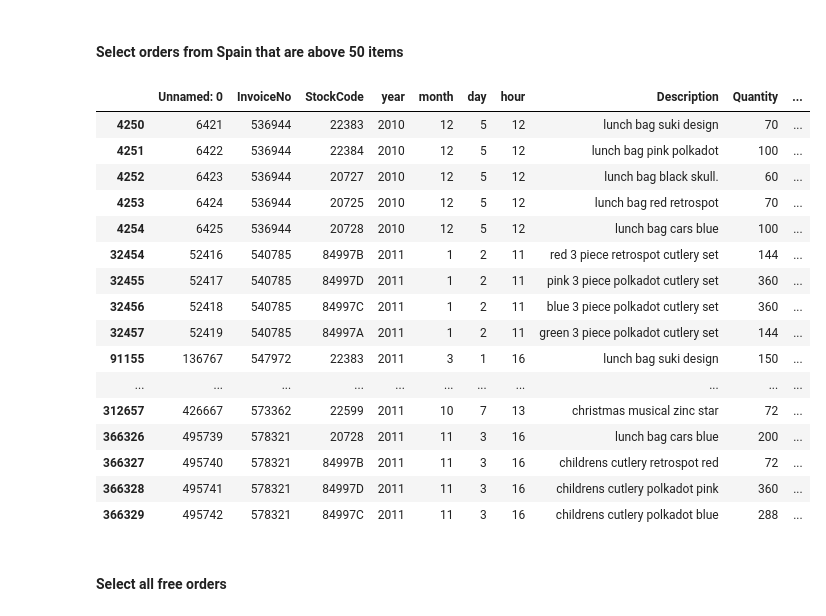
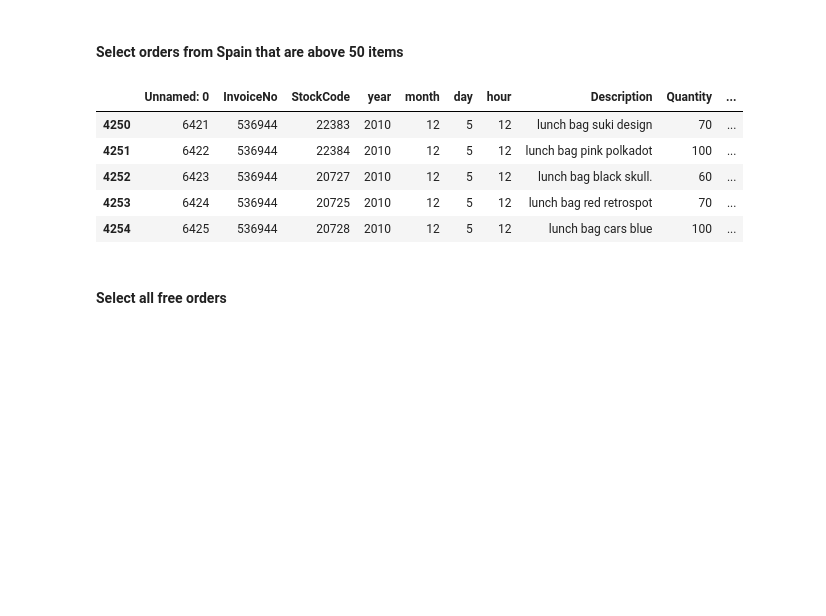
Before and after one commit to Ironhack-Data-Madrid-Enero-2022/lab-subsetting-and-descriptive-stats, a Jupyter notebook: your-code/main.ipynb, the cells around one changed output. Drawn from its saved outputs; the diff is of its cells as text; code cells hidden in the pictures; blank space fills up the shorter version.

```diff
--- a/your-code/main.ipynb
+++ b/your-code/main.ipynb
@@ -442,25 +442,14 @@ orders[orders.Quantity > 50].head(5)
 #### Select orders from Spain that are above 50 items
 # %%
 orders_spain = orders[(orders.Quantity > 50) & (orders.Country == "Spain")]
-orders_spain
+orders_spain.head()
 # %% [output]
 |  | Unnamed: 0 | InvoiceNo | StockCode | year | month | day | hour | Description | Quantity | ... |
 | 4250 | 6421 | 536944 | 22383 | 2010 | 12 | 5 | 12 | lunch bag suki design | 70 | ... |
 | 4251 | 6422 | 536944 | 22384 | 2010 | 12 | 5 | 12 | lunch bag pink polkadot | 100 | ... |
 | 4252 | 6423 | 536944 | 20727 | 2010 | 12 | 5 | 12 | lunch bag black skull. | 60 | ... |
 | 4253 | 6424 | 536944 | 20725 | 2010 | 12 | 5 | 12 | lunch bag red retrospot | 70 | ... |
 | 4254 | 6425 | 536944 | 20728 | 2010 | 12 | 5 | 12 | lunch bag cars blue | 100 | ... |
-| 32454 | 52416 | 540785 | 84997B | 2011 | 1 | 2 | 11 | red 3 piece retrospot cutlery set | 144 | ... |
-| 32455 | 52417 | 540785 | 84997D | 2011 | 1 | 2 | 11 | pink 3 piece polkadot cutlery set | 360 | ... |
-| 32456 | 52418 | 540785 | 84997C | 2011 | 1 | 2 | 11 | blue 3 piece polkadot cutlery set | 360 | ... |
-| 32457 | 52419 | 540785 | 84997A | 2011 | 1 | 2 | 11 | green 3 piece polkadot cutlery set | 144 | ... |
-| 91155 | 136767 | 547972 | 22383 | 2011 | 3 | 1 | 16 | lunch bag suki design | 150 | ... |
-| ... | ... | ... | ... | ... | ... | ... | ... | ... | ... | ... |
-| 312657 | 426667 | 573362 | 22599 | 2011 | 10 | 7 | 13 | christmas musical zinc star | 72 | ... |
-| 366326 | 495739 | 578321 | 20728 | 2011 | 11 | 3 | 16 | lunch bag cars blue | 200 | ... |
-| 366327 | 495740 | 578321 | 84997B | 2011 | 11 | 3 | 16 | childrens cutlery retrospot red | 72 | ... |
-| 366328 | 495741 | 578321 | 84997D | 2011 | 11 | 3 | 16 | childrens cutlery polkadot pink | 360 | ... |
-| 366329 | 495742 | 578321 | 84997C | 2011 | 11 | 3 | 16 | childrens cutlery polkadot blue | 288 | ... |
 # %% [markdown]
 #### Select all free orders
 # %%
```
Also changed, not shown: parts of 1 cell of this notebook.
